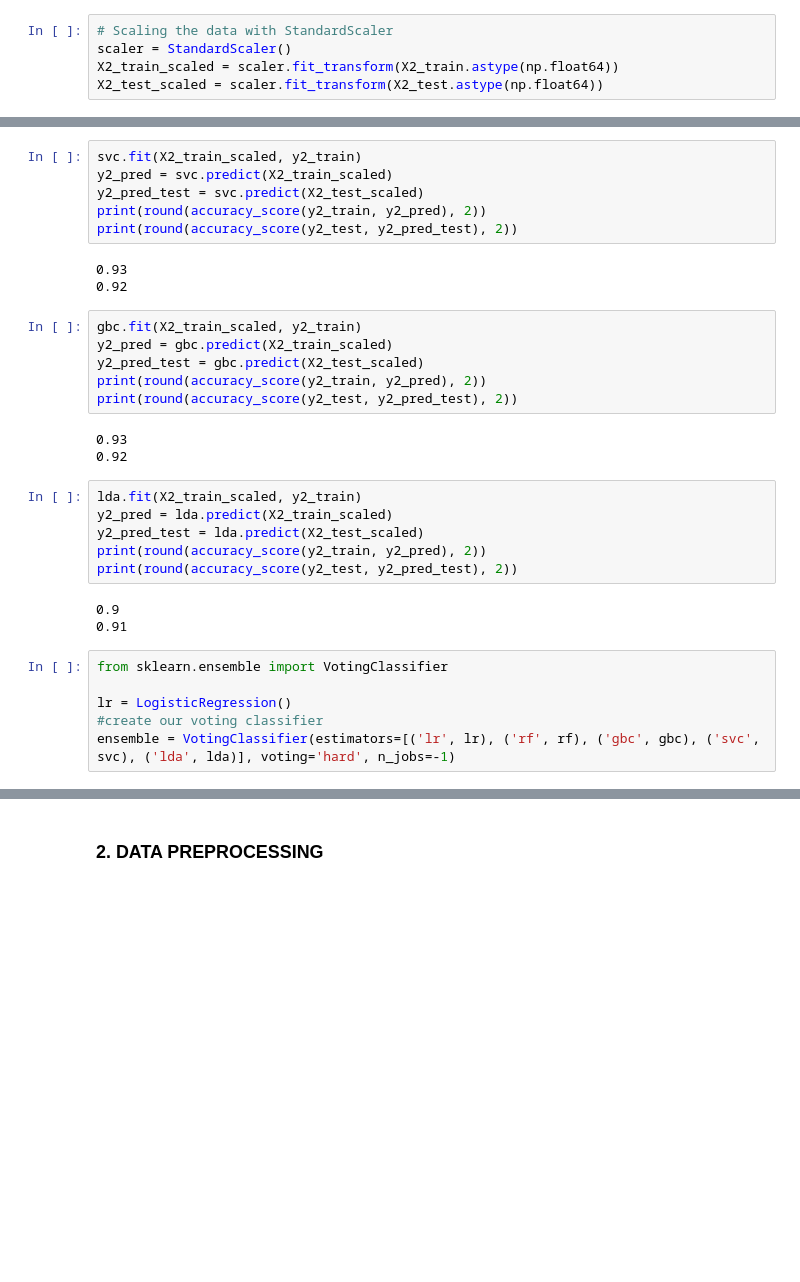
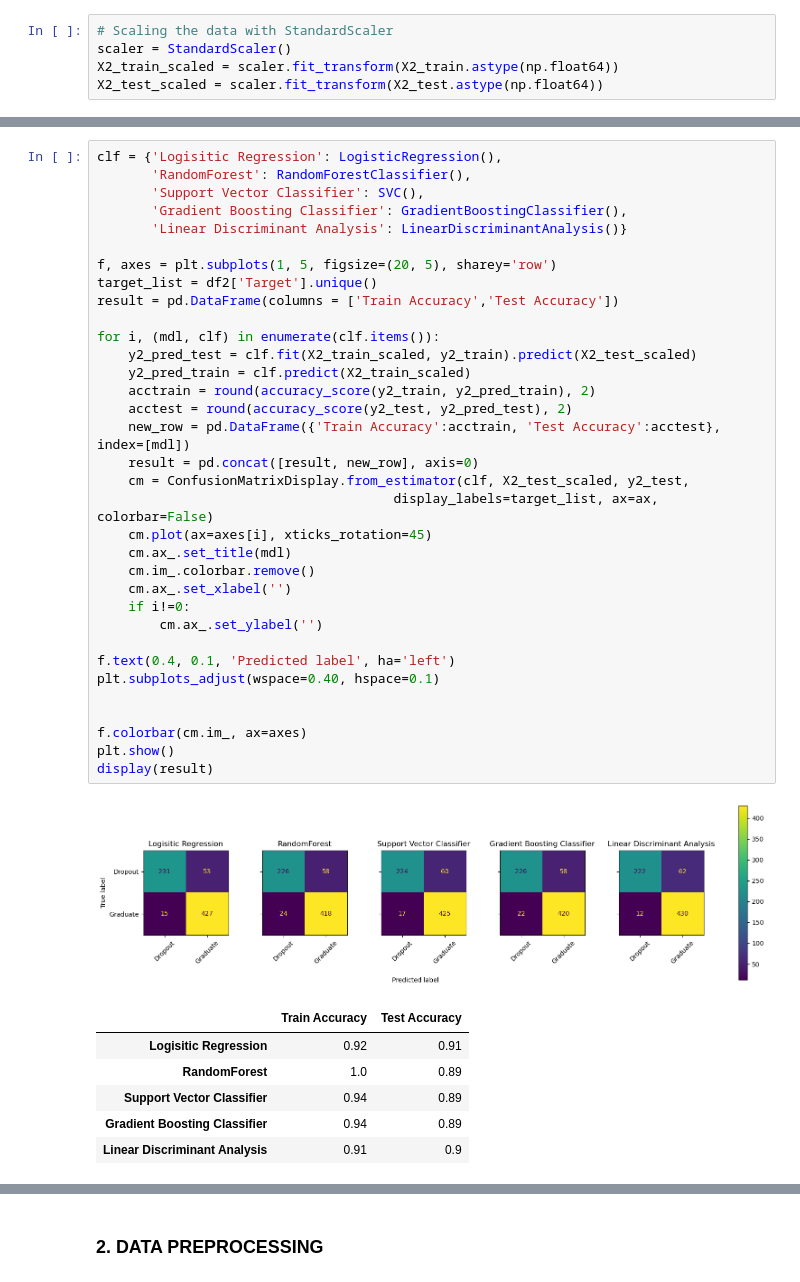
Before and after one commit to LLUhlin/data-science-project, a Jupyter notebook: student_dropout.ipynb, the cells around one changed output, grey strips where cells are left out. Drawn from its saved outputs; the diff is of its cells as text; blank space fills up the shorter version.

Commit message:
effektivare kod för model training df2
- effektiviserade koden för model check utan 'enrolled'

```diff
--- a/student_dropout.ipynb
+++ b/student_dropout.ipynb
@@ -225,34 +201,43 @@ print(round(accuracy_score(y2_test, y2_pred_test), 2))
-# %%
-svc.fit(X2_train_scaled, y2_train)
-y2_pred = svc.predict(X2_train_scaled)
-y2_pred_test = svc.predict(X2_test_scaled)
-print(round(accuracy_score(y2_train, y2_pred), 2))
-print(round(accuracy_score(y2_test, y2_pred_test), 2))
-# %% [output]
-0.93
-0.92
-# %%
-gbc.fit(X2_train_scaled, y2_train)
-y2_pred = gbc.predict(X2_train_scaled)
-y2_pred_test = gbc.predict(X2_test_scaled)
-print(round(accuracy_score(y2_train, y2_pred), 2))
-print(round(accuracy_score(y2_test, y2_pred_test), 2))
-# %% [output]
-0.93
-0.92
-# %%
-lda.fit(X2_train_scaled, y2_train)
-y2_pred = lda.predict(X2_train_scaled)
-y2_pred_test = lda.predict(X2_test_scaled)
-print(round(accuracy_score(y2_train, y2_pred), 2))
-print(round(accuracy_score(y2_test, y2_pred_test), 2))
-# %% [output]
-0.9
-0.91
-# %%
-from sklearn.ensemble import VotingClassifier
-
-lr = LogisticRegression()
-#create our voting classifier
-ensemble = VotingClassifier(estimators=[('lr', lr), ('rf', rf), ('gbc', gbc), ('svc', svc), ('lda', lda)], voting='hard', n_jobs=-1)
+# %%
+clf = {'Logisitic Regression': LogisticRegression(),
+       'RandomForest': RandomForestClassifier(),
+       'Support Vector Classifier': SVC(),
+       'Gradient Boosting Classifier': GradientBoostingClassifier(),
+       'Linear Discriminant Analysis': LinearDiscriminantAnalysis()}
+
+f, axes = plt.subplots(1, 5, figsize=(20, 5), sharey='row')
+target_list = df2['Target'].unique()
+result = pd.DataFrame(columns = ['Train Accuracy','Test Accuracy'])
+
+for i, (mdl, clf) in enumerate(clf.items()):
+    y2_pred_test = clf.fit(X2_train_scaled, y2_train).predict(X2_test_scaled)
+    y2_pred_train = clf.predict(X2_train_scaled)
+    acctrain = round(accuracy_score(y2_train, y2_pred_train), 2)
+    acctest = round(accuracy_score(y2_test, y2_pred_test), 2)
+    new_row = pd.DataFrame({'Train Accuracy':acctrain, 'Test Accuracy':acctest}, index=[mdl])
+    result = pd.concat([result, new_row], axis=0)
+    cm = ConfusionMatrixDisplay.from_estimator(clf, X2_test_scaled, y2_test,
+                                      display_labels=target_list, ax=ax, colorbar=False)
+    cm.plot(ax=axes[i], xticks_rotation=45)
+    cm.ax_.set_title(mdl)
+    cm.im_.colorbar.remove()
+    cm.ax_.set_xlabel('')
+    if i!=0:
+        cm.ax_.set_ylabel('')
+
+f.text(0.4, 0.1, 'Predicted label', ha='left')
+plt.subplots_adjust(wspace=0.40, hspace=0.1)
+
+
+f.colorbar(cm.im_, ax=axes)
+plt.show()
+display(result)
+# %% [output]
+[figure, added]
+|  | Train Accuracy | Test Accuracy |
+| Logisitic Regression | 0.92 | 0.91 |
+| RandomForest | 1.0 | 0.89 |
+| Support Vector Classifier | 0.94 | 0.89 |
+| Gradient Boosting Classifier | 0.94 | 0.89 |
+| Linear Discriminant Analysis | 0.91 | 0.9 |
 # %%
```
Also changed, not shown: parts of 9 cells of this notebook, 1 other file.
